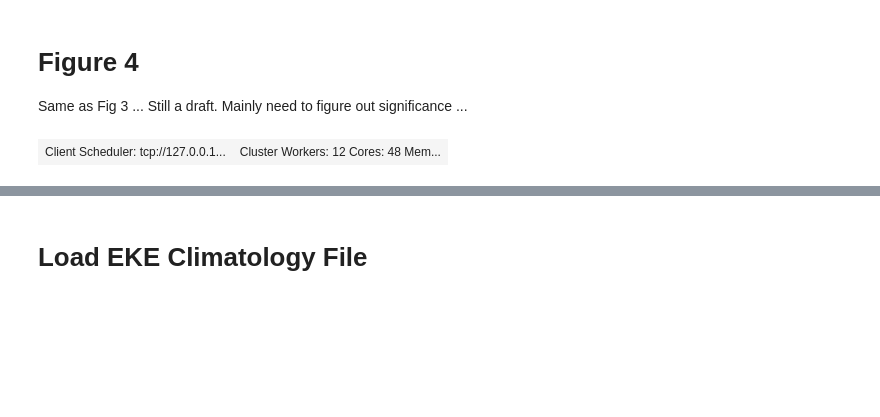
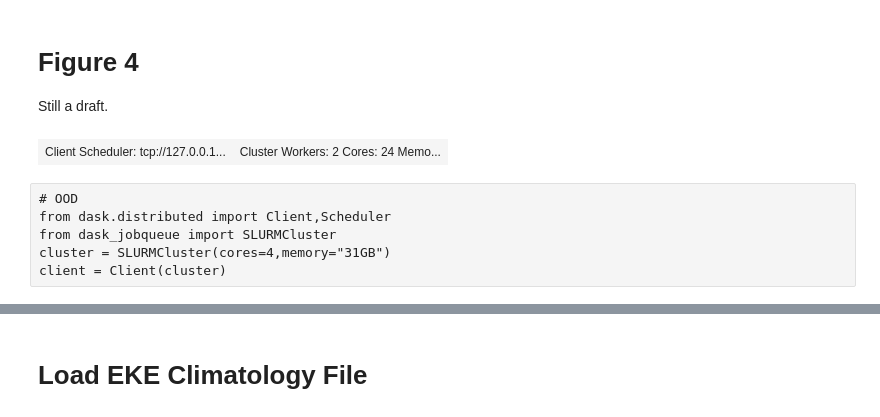
Before and after one commit to AndyHoggANU/OCCIPUT-analysis, a Jupyter notebook: notebooks/Figure4.ipynb, the cells around one changed output, grey strips where cells are left out. Cells and saved outputs as stored; diff of their text form; code cells hidden in the pictures; blank space fills up the shorter version.

```diff
--- a/notebooks/Figure4.ipynb
+++ b/notebooks/Figure4.ipynb
@@ -1,8 +1,7 @@
 # %% [markdown]
 # Figure 4
 
-Same as Fig 3 ...
-Still a draft. Mainly need to figure out significance ...
+Still a draft.
 # %%
 %matplotlib inline
 
@@ -18,7 +17,7 @@ from scipy import stats
 from dask.distributed import Client
 # %%
 # for gadi_jupyter
-client = Client(n_workers=12)
+client = Client(n_workers=2)
 client
 # %% [output]
-| Client Scheduler: tcp://127.0.0.1... | Cluster Workers: 12 Cores: 48 Mem... |
+| Client Scheduler: tcp://127.0.0.1... | Cluster Workers: 2 Cores: 24 Memo... |
@@ -31,3 +24,9 @@ client = Client(cluster)
+# %% [raw]
+# OOD
+from dask.distributed import Client,Scheduler
+from dask_jobqueue import SLURMCluster
+cluster = SLURMCluster(cores=4,memory="31GB")
+client = Client(cluster)
 # %%
 client
 # %% [output]
```
Also changed, not shown: parts of 7 cells of this notebook, 6 other files.
